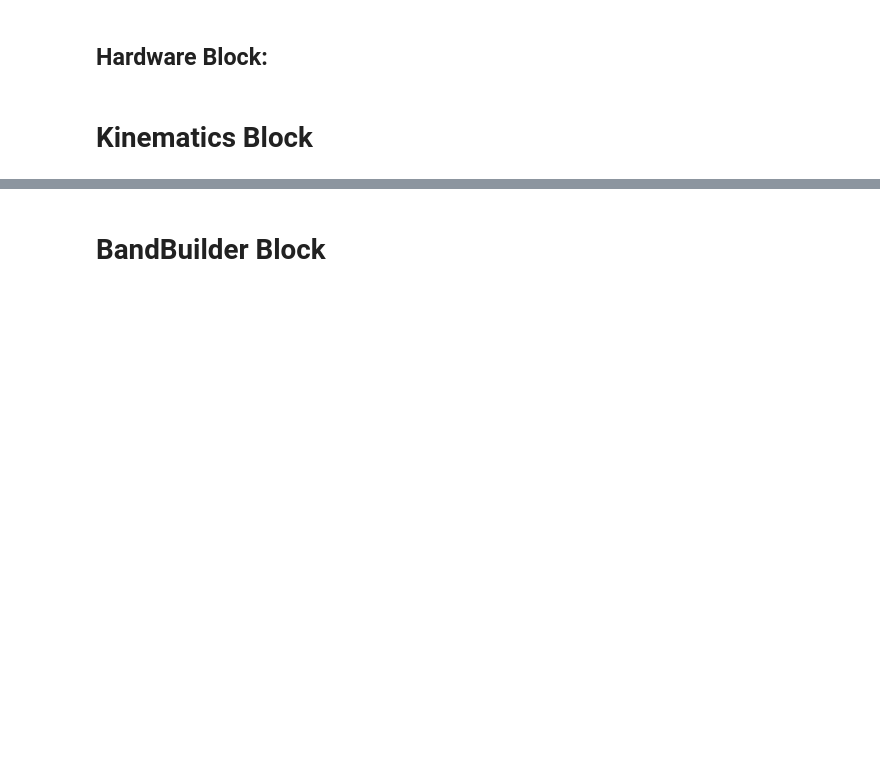
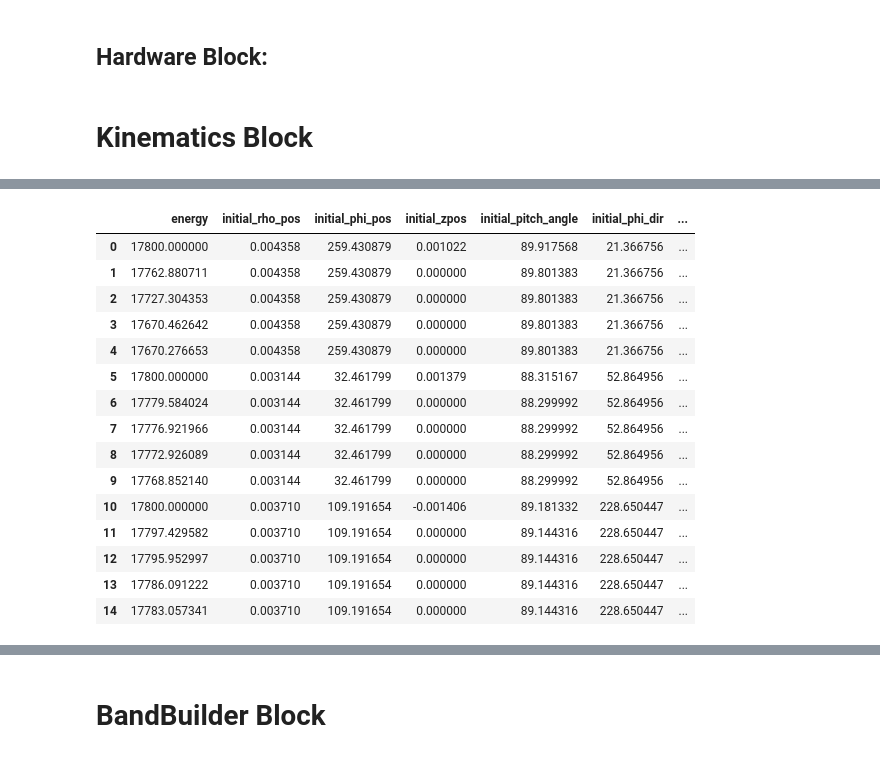
Before and after one commit to drewbyron/SimulationDev, a Jupyter notebook: SimulationDev.ipynb, the cells around one changed output, grey strips where cells are left out. Saved outputs shown, nothing was run; the diff lists cells and outputs as text; code cells hidden in the pictures; blank space fills up the shorter version.

```diff
--- a/SimulationDev.ipynb
+++ b/SimulationDev.ipynb
@@ -49,10 +28,12 @@ df
 # %%
+%autoreload 2
 # Standard:
 import os
 import json
 import math
 import pandas as pd
-pd.set_option('display.max_rows', 1000)
+pd.set_option('display.max_rows', 100)
+pd.set_option('display.max_columns', 100)
 import numpy as np
 import matplotlib.pyplot as plt
 
@@ -60,7 +41,8 @@ import matplotlib.pyplot as plt
 pd.options.mode.chained_assignment = None
 
 # Kris's Library
-import spec_tools.spec_calc.spec_calc as sc
+# import spec_tools.spec_calc.spec_calc as sc
+import spec_tools.spec_calc.spec_calc_with_rho_dependence_vectorized as sc
 import spec_tools.spec_calc.power_calc as pc
 from spec_tools.load_default_field_profiles import load_he6_trap
 # %% [markdown]
@@ -459,0 +651,2 @@ class Kinematics:
+# %%
+kin_df = kinematics.scatter(hardware_df)
@@ -459,0 +671,19 @@ class Kinematics:
+# %%
+kin_df
+# %% [output]
+|  | energy | initial_rho_pos | initial_phi_pos | initial_zpos | initial_pitch_angle | initial_phi_dir | ... |
+| 0 | 17800.000000 | 0.004358 | 259.430879 | 0.001022 | 89.917568 | 21.366756 | ... |
+| 1 | 17762.880711 | 0.004358 | 259.430879 | 0.000000 | 89.801383 | 21.366756 | ... |
+| 2 | 17727.304353 | 0.004358 | 259.430879 | 0.000000 | 89.801383 | 21.366756 | ... |
+| 3 | 17670.462642 | 0.004358 | 259.430879 | 0.000000 | 89.801383 | 21.366756 | ... |
+| 4 | 17670.276653 | 0.004358 | 259.430879 | 0.000000 | 89.801383 | 21.366756 | ... |
+| 5 | 17800.000000 | 0.003144 | 32.461799 | 0.001379 | 88.315167 | 52.864956 | ... |
+| 6 | 17779.584024 | 0.003144 | 32.461799 | 0.000000 | 88.299992 | 52.864956 | ... |
+| 7 | 17776.921966 | 0.003144 | 32.461799 | 0.000000 | 88.299992 | 52.864956 | ... |
+| 8 | 17772.926089 | 0.003144 | 32.461799 | 0.000000 | 88.299992 | 52.864956 | ... |
+| 9 | 17768.852140 | 0.003144 | 32.461799 | 0.000000 | 88.299992 | 52.864956 | ... |
+| 10 | 17800.000000 | 0.003710 | 109.191654 | -0.001406 | 89.181332 | 228.650447 | ... |
+| 11 | 17797.429582 | 0.003710 | 109.191654 | 0.000000 | 89.144316 | 228.650447 | ... |
+| 12 | 17795.952997 | 0.003710 | 109.191654 | 0.000000 | 89.144316 | 228.650447 | ... |
+| 13 | 17786.091222 | 0.003710 | 109.191654 | 0.000000 | 89.144316 | 228.650447 | ... |
+| 14 | 17783.057341 | 0.003710 | 109.191654 | 0.000000 | 89.144316 | 228.650447 | ... |
```
Also changed, not shown: parts of 131 cells of this notebook, 10 other files.
